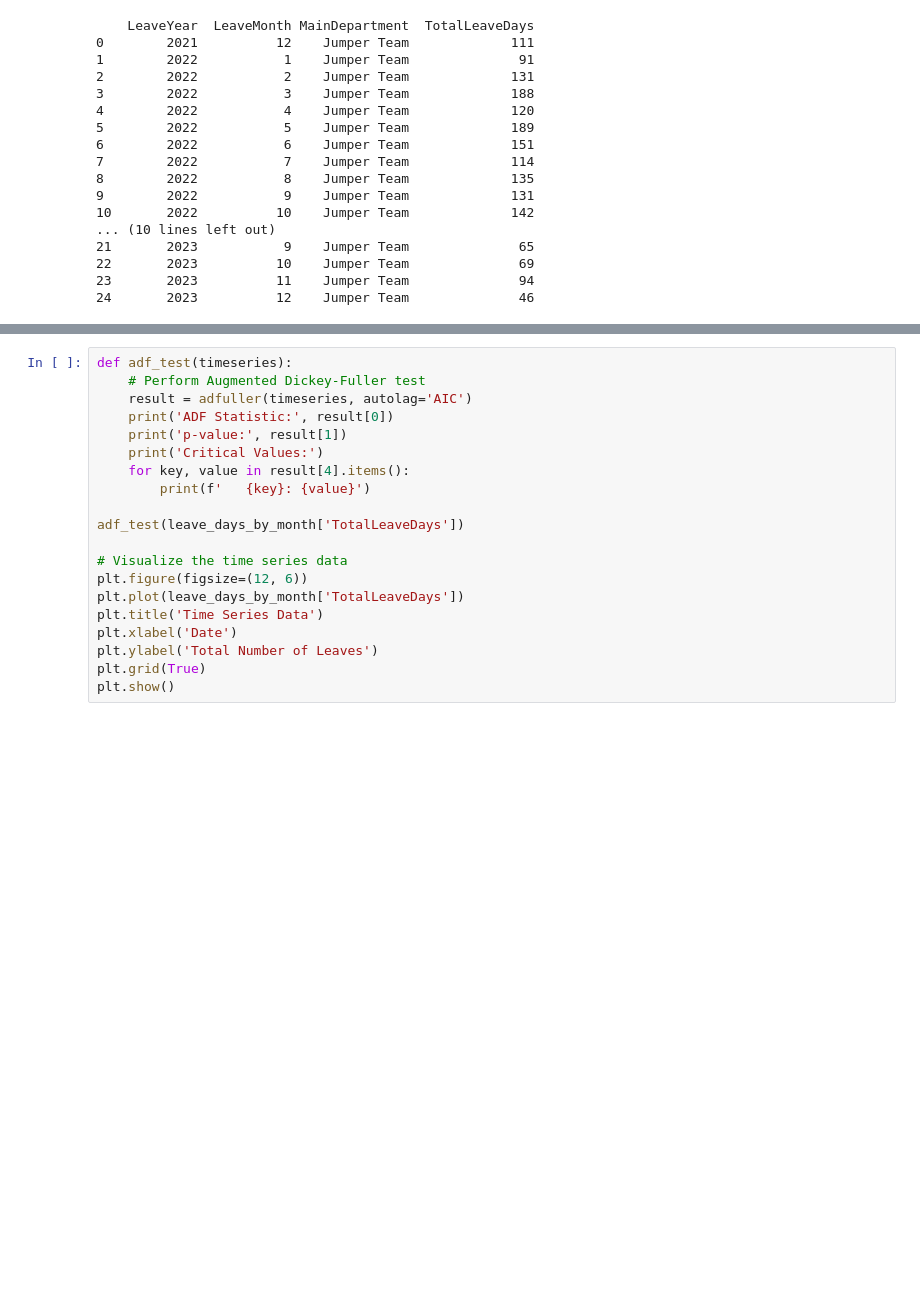
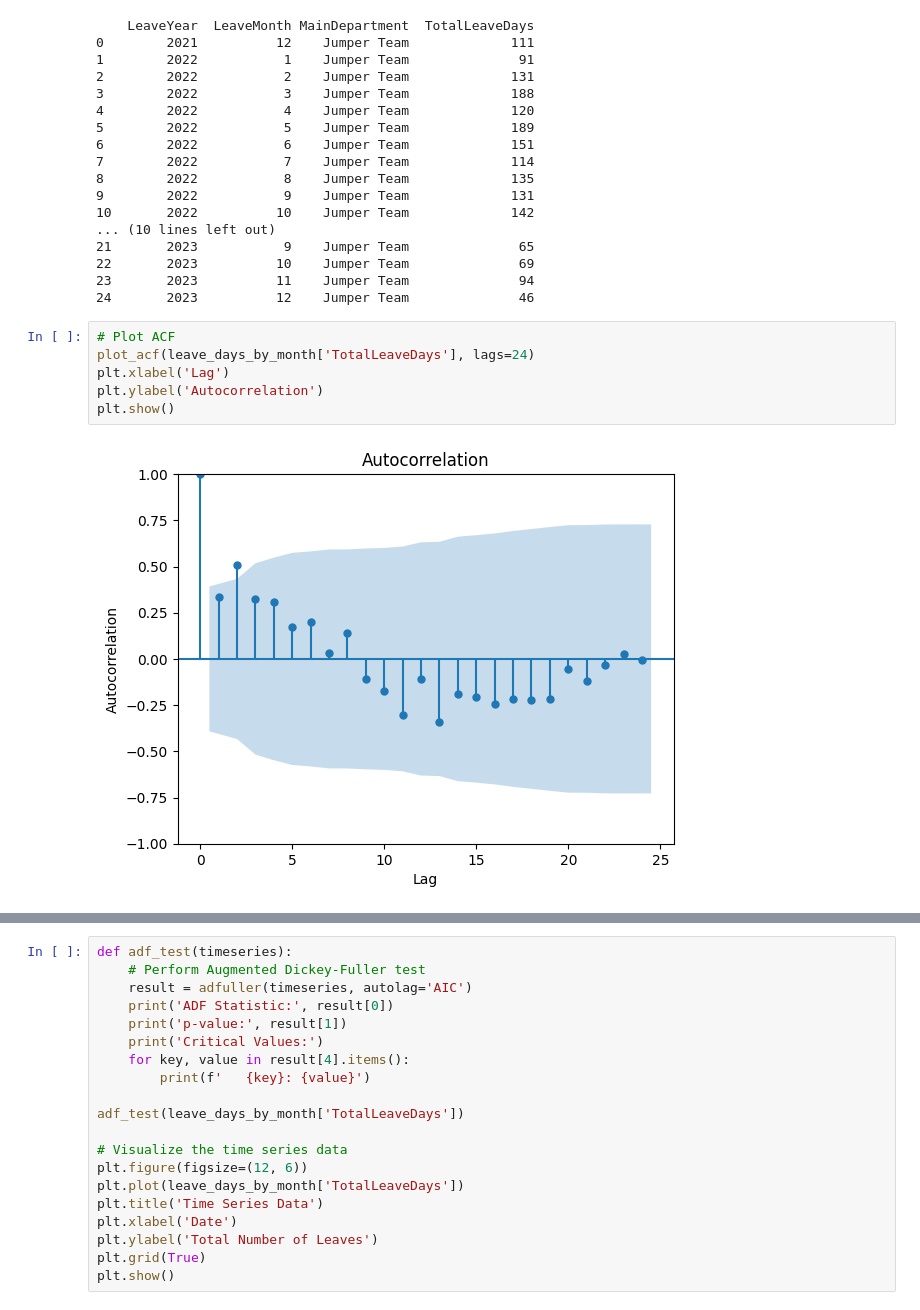
Before and after one commit to DSGP-Group-1-EAPS/SL-Apparel-Dataset, a Jupyter notebook: sarima_jumper.ipynb, the cells around one changed output, grey strips where cells are left out. Drawn from its saved outputs; the diff is of its cells as text; blank space fills up the shorter version.

```diff
--- a/sarima_jumper.ipynb
+++ b/sarima_jumper.ipynb
@@ -71,3 +60,11 @@ print(leave_days_by_month)
 22       2023          10    Jumper Team              69
 23       2023          11    Jumper Team              94
 24       2023          12    Jumper Team              46
+# %%
+# Plot ACF
+plot_acf(leave_days_by_month['TotalLeaveDays'], lags=24)
+plt.xlabel('Lag')
+plt.ylabel('Autocorrelation')
+plt.show()
+# %% [output]
+[figure, added]
```
Also changed, not shown: parts of 6 cells of this notebook.
